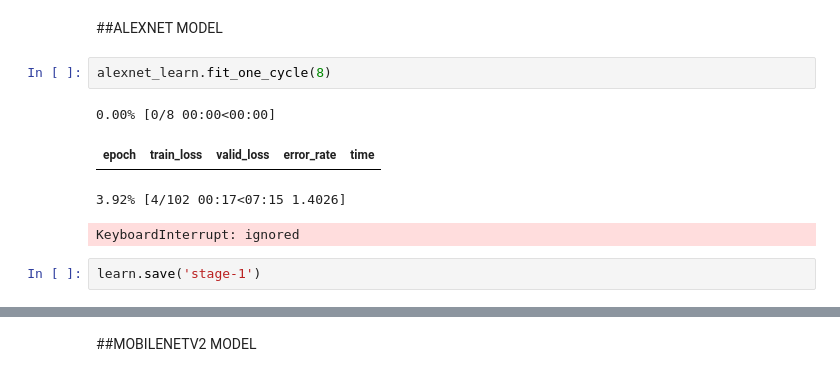
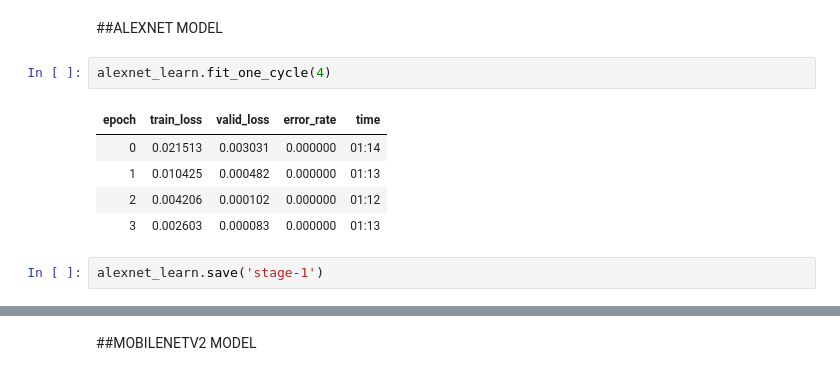
Before and after one commit to nupur1262/trying_face_detection, a Jupyter notebook: Training.ipynb, the cells around one changed output, grey strips where cells are left out. Saved outputs shown, nothing was run; the diff lists cells and outputs as text.

```diff
--- a/Training.ipynb
+++ b/Training.ipynb
@@ -73,14 +74,15 @@ Downloading: "https://download.pytorch.org/models/mobilenet_v2-b0353104.pth" to
 # %% [markdown]
 ##ALEXNET MODEL
 # %%
-alexnet_learn.fit_one_cycle(8)
+alexnet_learn.fit_one_cycle(4)
 # %% [output]
-0.00% [0/8 00:00<00:00]
 | epoch | train_loss | valid_loss | error_rate | time |
+| 0 | 0.021513 | 0.003031 | 0.000000 | 01:14 |
+| 1 | 0.010425 | 0.000482 | 0.000000 | 01:13 |
+| 2 | 0.004206 | 0.000102 | 0.000000 | 01:12 |
+| 3 | 0.002603 | 0.000083 | 0.000000 | 01:13 |
-3.92% [4/102 00:17<07:15 1.4026]
-KeyboardInterrupt: ignored
 # %%
-learn.save('stage-1')
+alexnet_learn.save('stage-1')
 # %%
 interp = ClassificationInterpretation.from_learner(alexnet_learn)
 
```
Also changed, not shown: parts of 24 cells of this notebook.
